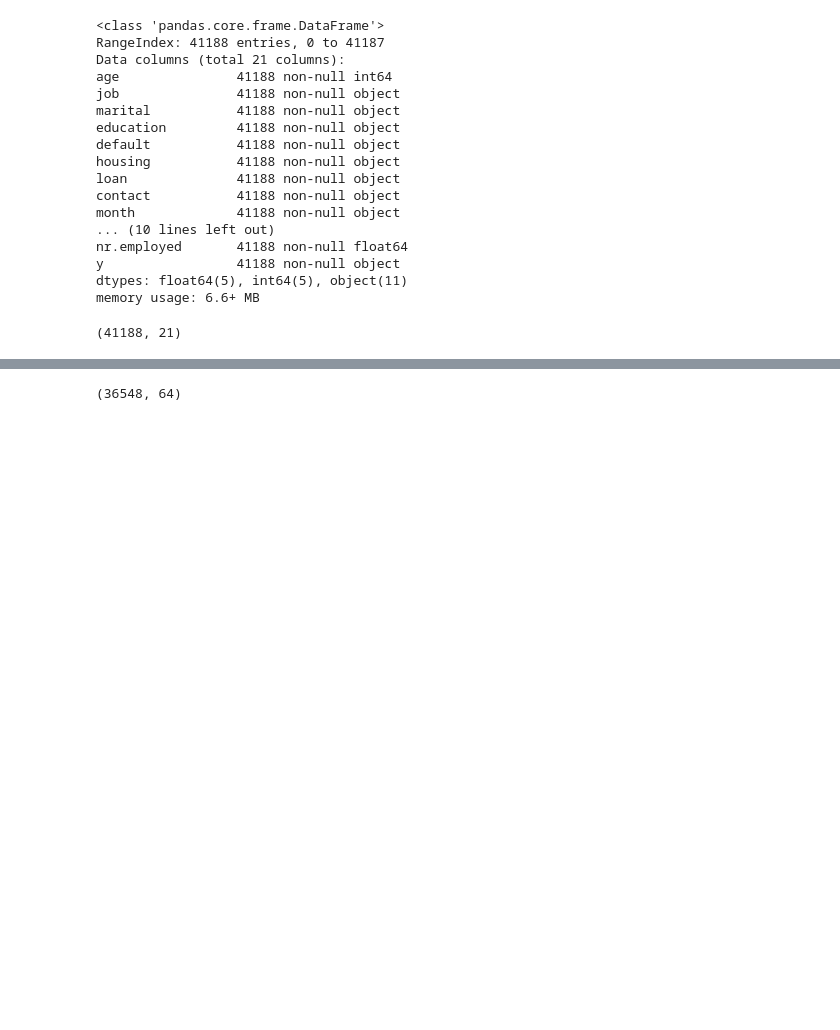
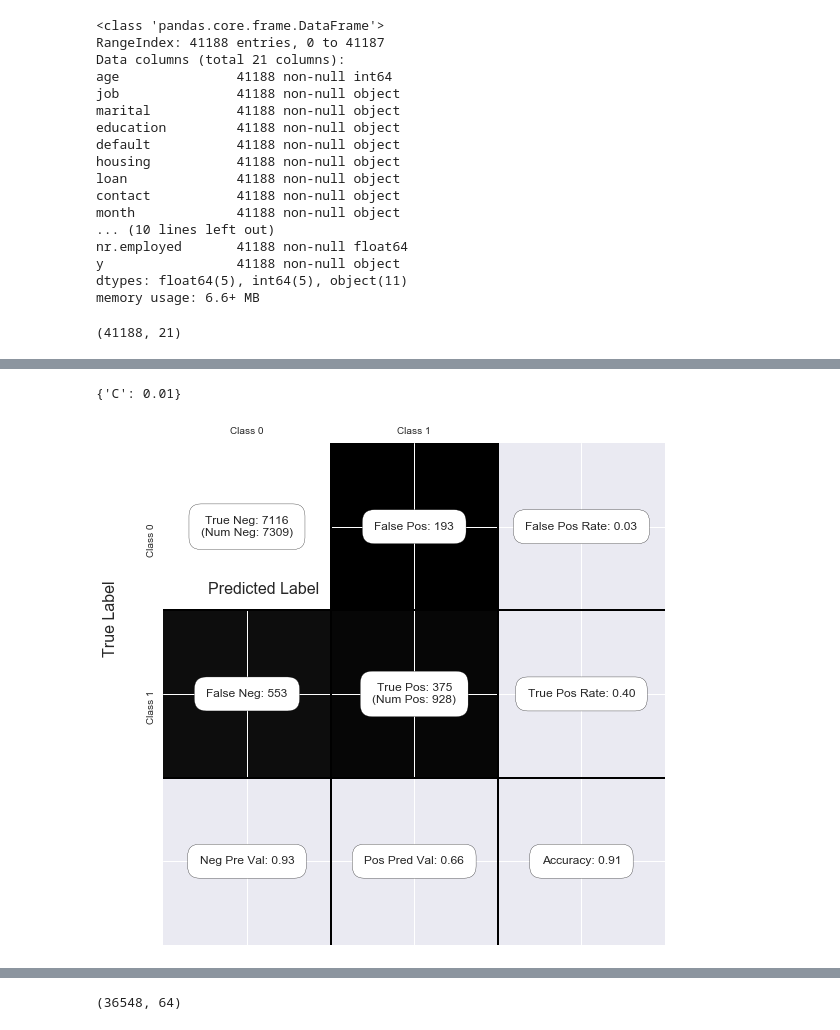
Before and after one commit to agupta98/Machine-Learning, a Jupyter notebook: bank-additional/DataAnlysis.ipynb, the cells around one changed output, grey strips where cells are left out. Drawn from its saved outputs; the diff is of its cells as text; code cells hidden in the pictures; blank space fills up the shorter version.

```diff
--- a/bank-additional/DataAnlysis.ipynb
+++ b/bank-additional/DataAnlysis.ipynb
@@ -172,0 +254,18 @@ data=pd.get_dummies(data=data,columns=['job','education','default','housing','lo
+# %%
+kf_stratified = StratifiedKFold(n_splits=5, shuffle=True)
+for train,test in kf_stratified.split(X,y):
+    #print("hello")
+    X_train, X_test = X.iloc[train], X.iloc[test]
+    y_train, y_test = y.iloc[train], y.iloc[test]
+    clf = LogisticRegression()
+    clf.fit(X_train,y_train)
+    print("Accuracy Score {:.3f}".format(accuracy_score(y_test,clf.predict(X_test))))
+    C = confusion_matrix(y_test,clf.predict(X_test))
+    tpr = C[1,1]/(C[1,0]+C[1,1])
+    fpr = C[0,1]/(C[0,1]+C[0,0])
+        #fpr = c[]
+    print("FPR {:.3f}".format(fpr))
+    print("TPR {:.3f}".format(tpr))
+    #show_confusion_matrix(C, ['Class 0', 'Class 1'])
+crossval_score = cross_val_score(clf,X,y,cv=kf_stratified)
+print("The cross val score is {:.3f}".format(crossval_score.mean()))
@@ -172,0 +289,11 @@ data=pd.get_dummies(data=data,columns=['job','education','default','housing','lo
+# %%
+param_grid = {'C': [0.01, 0.1, 1, 10, 100, 1000] }
+clf_CV = GridSearchCV(LogisticRegression(penalty='l2'), param_grid)
+# %%
+clf_CV.fit(X_train, y_train)
+print(clf_CV.best_params_)
+C = confusion_matrix(y_test,clf_CV.predict(X_test))
+show_confusion_matrix(C, ['Class 0', 'Class 1'])
+# %% [output]
+{'C': 0.01}
+[figure, added]
```
Also changed, not shown: parts of 144 cells of this notebook, 28 other files.
